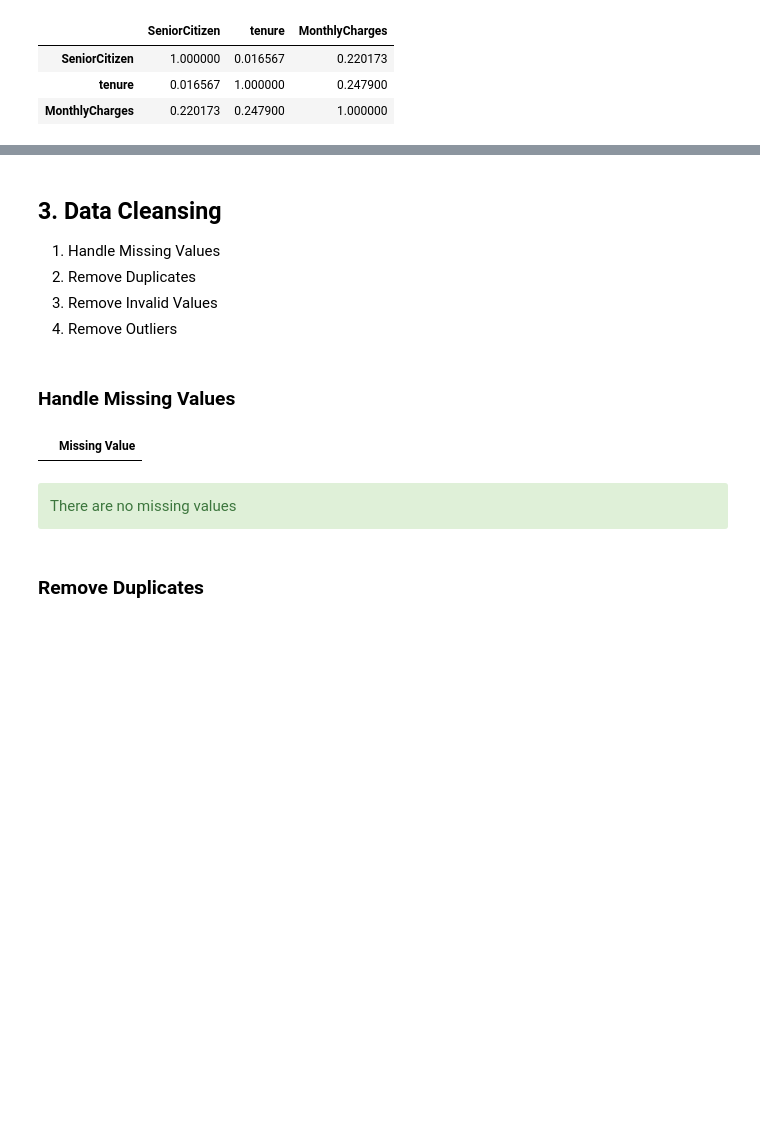
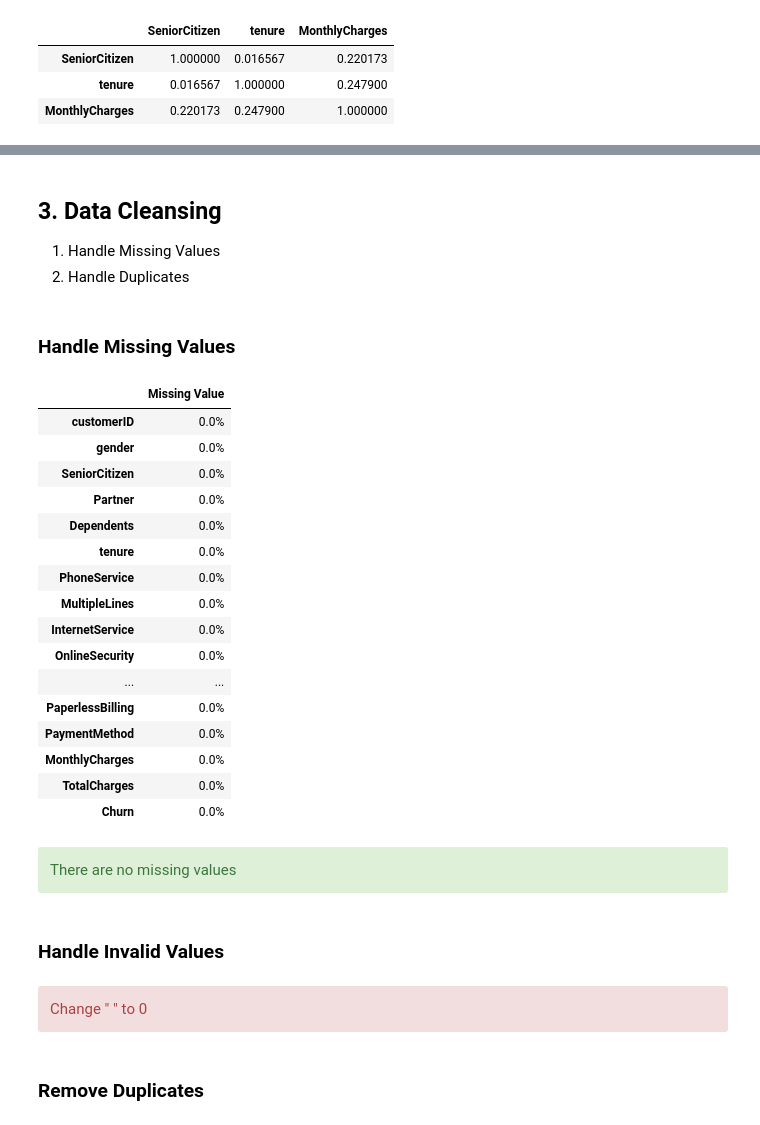
Before and after one commit to Christian-Chrata/Telco-Customer-Churn, a Jupyter notebook: Telco Customer Churn.ipynb, the cells around one changed output, grey strips where cells are left out. Drawn from its saved outputs; the diff is of its cells as text; code cells hidden in the pictures; blank space fills up the shorter version.

```diff
--- a/Telco Customer Churn.ipynb
+++ b/Telco Customer Churn.ipynb
@@ -229,19 +230,35 @@ check_corr.corr()
 # %% [markdown]
 ## 3. Data Cleansing
 1. Handle Missing Values
-2. Remove Duplicates
-3. Remove Invalid Values
-4. Remove Outliers
+1. Handle Duplicates
 # %% [markdown]
 ### Handle Missing Values
 # %%
 # Check how many row effected by missing values
 check_missing = pd.DataFrame(
     round(df.isna().sum() / len(df) * 100, 2).astype(str) + "%"
 ).rename(columns={0: "Missing Value"})
 
-check_missing[check_missing["Missing Value"] != "0.0%"]
+check_missing
 # %% [output]
 |  | Missing Value |
+| customerID | 0.0% |
+| gender | 0.0% |
+| SeniorCitizen | 0.0% |
+| Partner | 0.0% |
+| Dependents | 0.0% |
+| tenure | 0.0% |
+| PhoneService | 0.0% |
+| MultipleLines | 0.0% |
+| InternetService | 0.0% |
+| OnlineSecurity | 0.0% |
+| ... | ... |
+| PaperlessBilling | 0.0% |
+| PaymentMethod | 0.0% |
+| MonthlyCharges | 0.0% |
+| TotalCharges | 0.0% |
+| Churn | 0.0% |
 # %% [markdown]
 <div class="alert alert-success">There are no missing values</div>
+# %% [markdown]
+### Handle Invalid Values
@@ -248,3 +267,5 @@ check_missing[check_missing["Missing Value"] != "0.0%"]
+# %% [markdown]
+<div class="alert alert-danger">Change " " to 0</div>
 # %% [markdown]
 ### Remove Duplicates
 # %%
```
Also changed, not shown: parts of 27 cells of this notebook, 3 other files.
